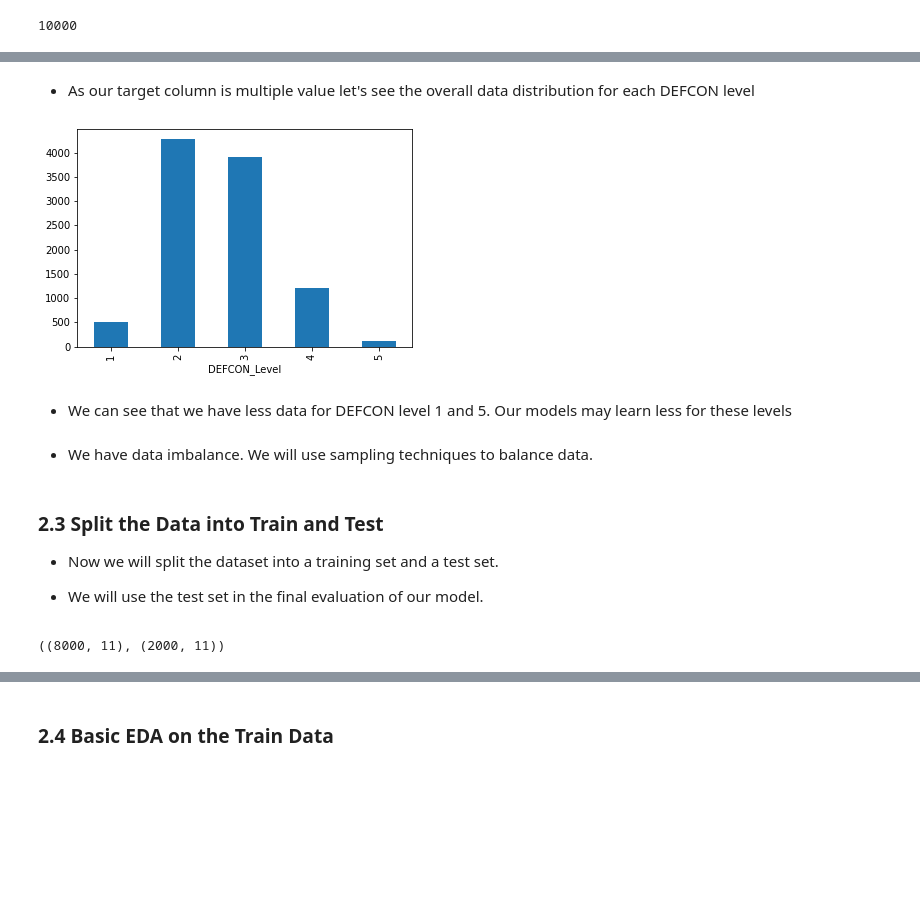
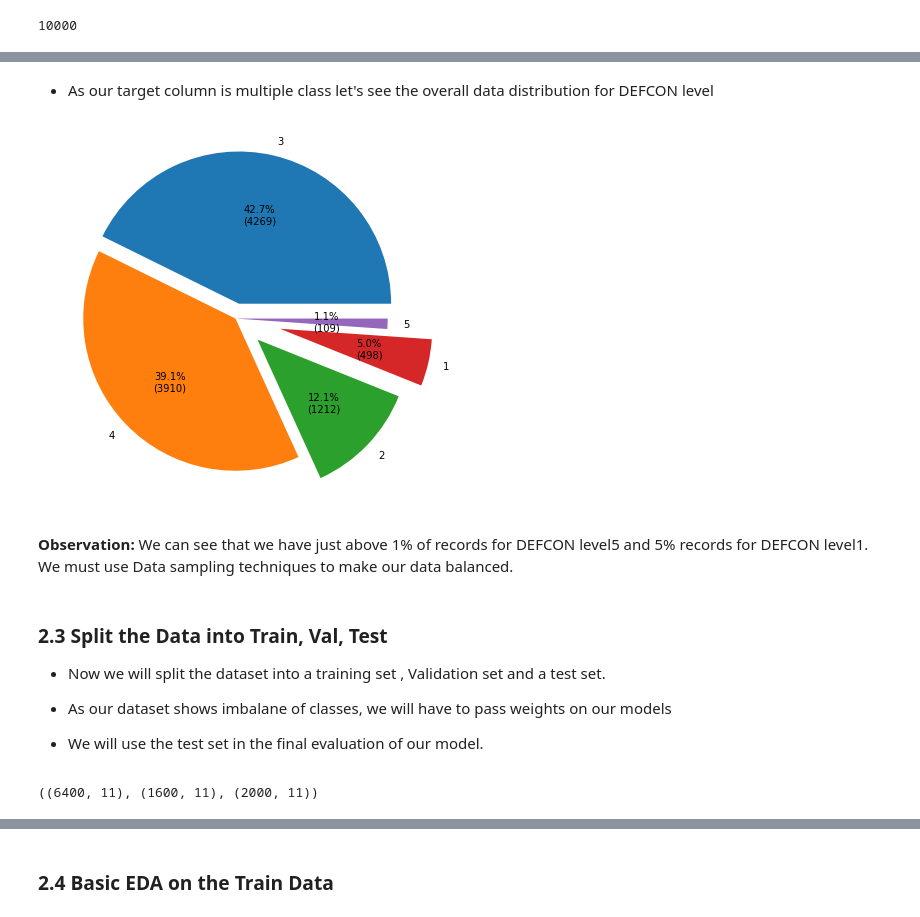
Before and after one commit to Archandra12/Deeplearning-Project, a Jupyter notebook: DEFCON_WIP.ipynb, the cells around one changed output, grey strips where cells are left out. Cells and saved outputs as stored; diff of their text form; code cells hidden in the pictures; blank space fills up the shorter version.

```diff
--- a/DEFCON_WIP.ipynb
+++ b/DEFCON_WIP.ipynb
@@ -196,26 +184,36 @@ ID column has unique values and we can discard it.
 # %%
 dataset.drop(['ID'], axis=1, inplace=True)
 # %% [markdown]
-- As our target column is multiple value let's see the overall data distribution for each DEFCON level
+- As our target column is multiple class let's see the overall data distribution for DEFCON level
-# %%
-dataset.groupby('DEFCON_Level')['DEFCON_Level'].count().plot(kind='bar')
-plt.show()
-# %% [output]
-[figure, removed]
-# %% [markdown]
-- We can see that we have less data for DEFCON level 1 and 5. Our models may learn less for these levels
-# %% [markdown]
-- We have data imbalance. We will use sampling techniques to balance data.
+# %%
+#dataset['DEFCON_Level'].value_counts().plot(kind='pie')
+# Creating autocpt arguments
+def func(pct, allvalues):
+    absolute = int(pct / 100.*np.sum(allvalues))
+    return "{:.1f}%\n({:d})".format(pct, absolute)
+ig = plt.figure(figsize =(10, 7))
+data = dataset['DEFCON_Level'].value_counts()
+explode = (0.1, 0.0, 0.2, 0.3, 0.0)
+plt.pie(data, labels=dataset['DEFCON_Level'].unique(), autopct = lambda pct: func(pct, data), explode=explode)
+plt.show()
+# %% [output]
+[figure, added]
+# %% [markdown]
+__Observation:__ We can see that we have just above 1% of records for DEFCON level5 and 5% records for DEFCON level1. We must use Data sampling techniques to make our data balanced.
 # %% [markdown]
 <a id=section203></a>
-### 2.3 Split the Data into Train and Test
+### 2.3 Split the Data into Train, Val, Test
 
-- Now we will split the dataset into a training set and a test set.
+- Now we will split the dataset into a training set , Validation set and a test set.
+- As our dataset shows imbalane of classes, we will have to pass weights on our models
 
 - We will use the test set in the final evaluation of our model.
 # %%
 train_dataset = dataset.sample(frac=0.8,random_state=0)
 test_dataset = dataset.drop(train_dataset.index)
-train_dataset.shape, test_dataset.shape
+val_dataset = train_dataset.sample(frac=0.2,random_state=0)
+train_dataset = train_dataset.drop(val_dataset.index)
+#checking the shpe of datasets
+train_dataset.shape, val_dataset.shape, test_dataset.shape
 # %% [output]
-((8000, 11), (2000, 11))
+((6400, 11), (1600, 11), (2000, 11))
```
Also changed, not shown: parts of 20 cells of this notebook.
